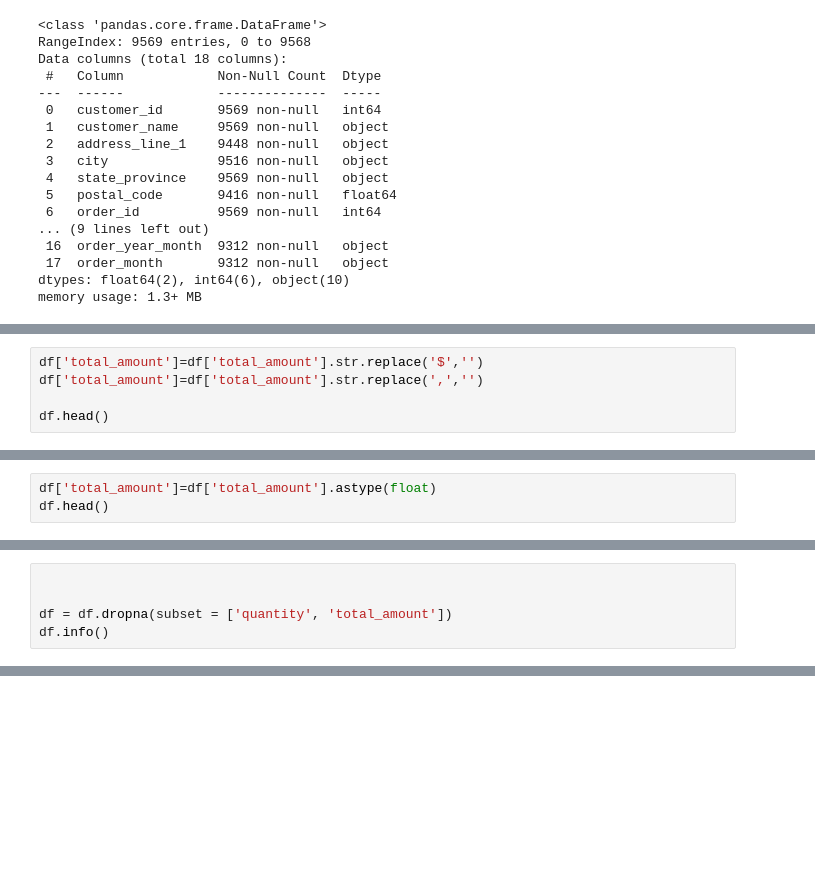
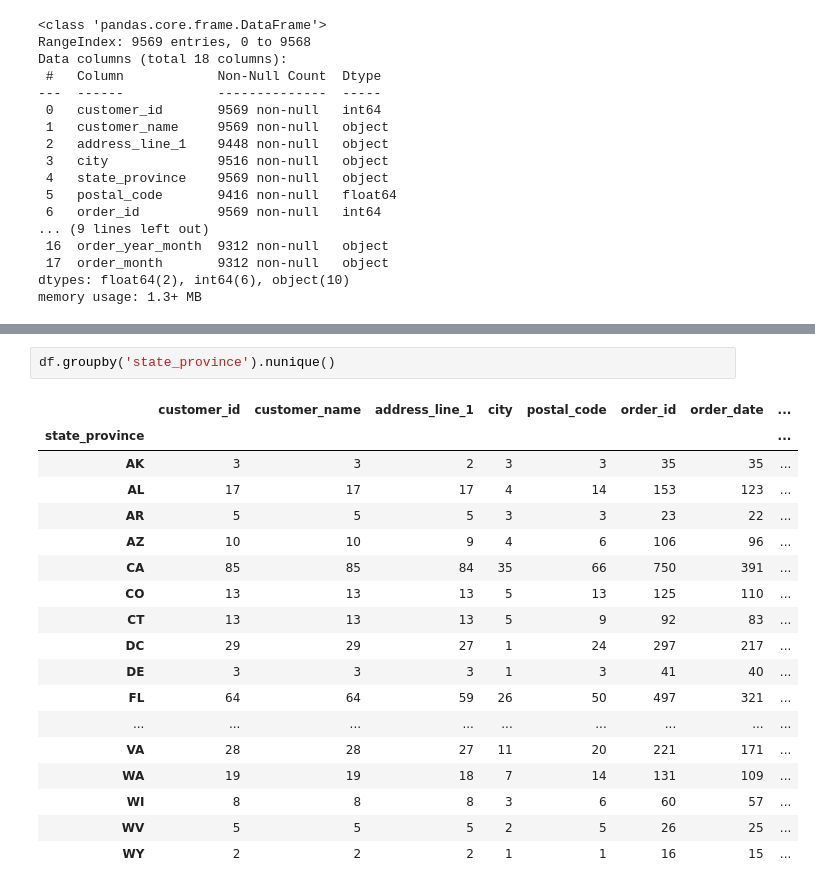
Before and after one commit to ckesmay/is4487, a Jupyter notebook: Module2_Script_v1_2.ipynb, the cells around one changed output, grey strips where cells are left out. Drawn from its saved outputs; the diff is of its cells as text; blank space fills up the shorter version.

```diff
--- a/Module2_Script_v1_2.ipynb
+++ b/Module2_Script_v1_2.ipynb
@@ -127,5 +123,0 @@ Strip dollar signs and commas from total amount column.
-# %%
-df['total_amount']=df['total_amount'].str.replace('$','')
-df['total_amount']=df['total_amount'].str.replace(',','')
-
-df.head()
@@ -141,3 +123,0 @@ Change total amount column from string to float
-# %%
-df['total_amount']=df['total_amount'].astype(float)
-df.head()
@@ -153,5 +123,0 @@ Drops rows with null values
-# %%
-
-
-df = df.dropna(subset = ['quantity', 'total_amount'])
-df.info()
@@ -190,0 +124,21 @@ df.head()
+# %%
+df.groupby('state_province').nunique()
+# %% [output]
+|  | customer_id | customer_name | address_line_1 | city | postal_code | order_id | order_date | ... |
+| state_province |  |  |  |  |  |  |  | ... |
+| AK | 3 | 3 | 2 | 3 | 3 | 35 | 35 | ... |
+| AL | 17 | 17 | 17 | 4 | 14 | 153 | 123 | ... |
+| AR | 5 | 5 | 5 | 3 | 3 | 23 | 22 | ... |
+| AZ | 10 | 10 | 9 | 4 | 6 | 106 | 96 | ... |
+| CA | 85 | 85 | 84 | 35 | 66 | 750 | 391 | ... |
+| CO | 13 | 13 | 13 | 5 | 13 | 125 | 110 | ... |
+| CT | 13 | 13 | 13 | 5 | 9 | 92 | 83 | ... |
+| DC | 29 | 29 | 27 | 1 | 24 | 297 | 217 | ... |
+| DE | 3 | 3 | 3 | 1 | 3 | 41 | 40 | ... |
+| FL | 64 | 64 | 59 | 26 | 50 | 497 | 321 | ... |
+| ... | ... | ... | ... | ... | ... | ... | ... | ... |
+| VA | 28 | 28 | 27 | 11 | 20 | 221 | 171 | ... |
+| WA | 19 | 19 | 18 | 7 | 14 | 131 | 109 | ... |
+| WI | 8 | 8 | 8 | 3 | 6 | 60 | 57 | ... |
+| WV | 5 | 5 | 5 | 2 | 5 | 26 | 25 | ... |
+| WY | 2 | 2 | 2 | 1 | 1 | 16 | 15 | ... |
```
Also changed, not shown: parts of 17 cells of this notebook.
